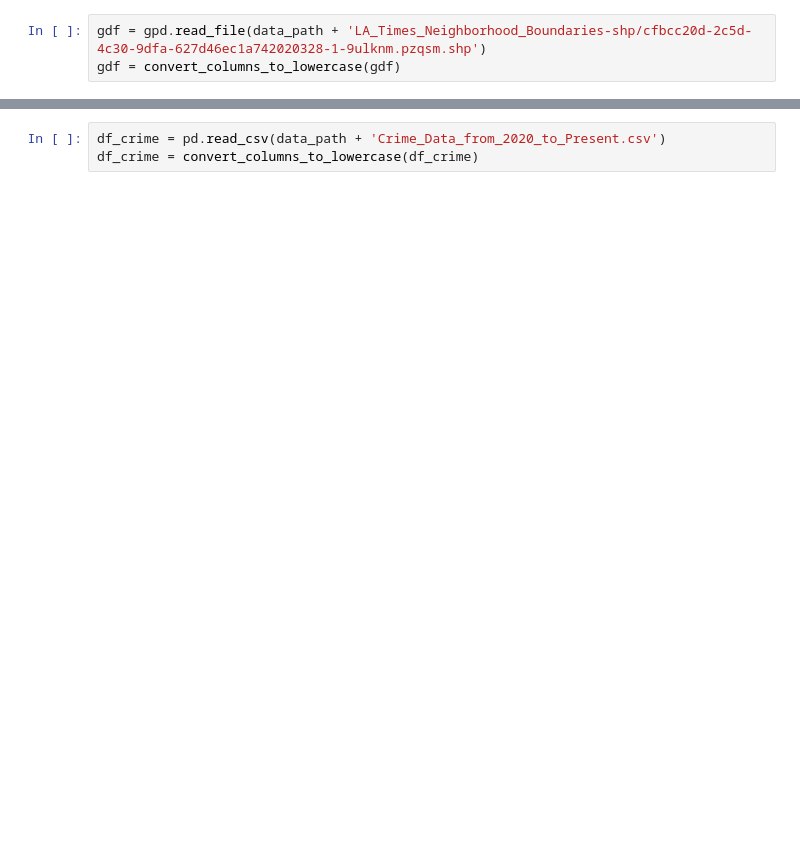
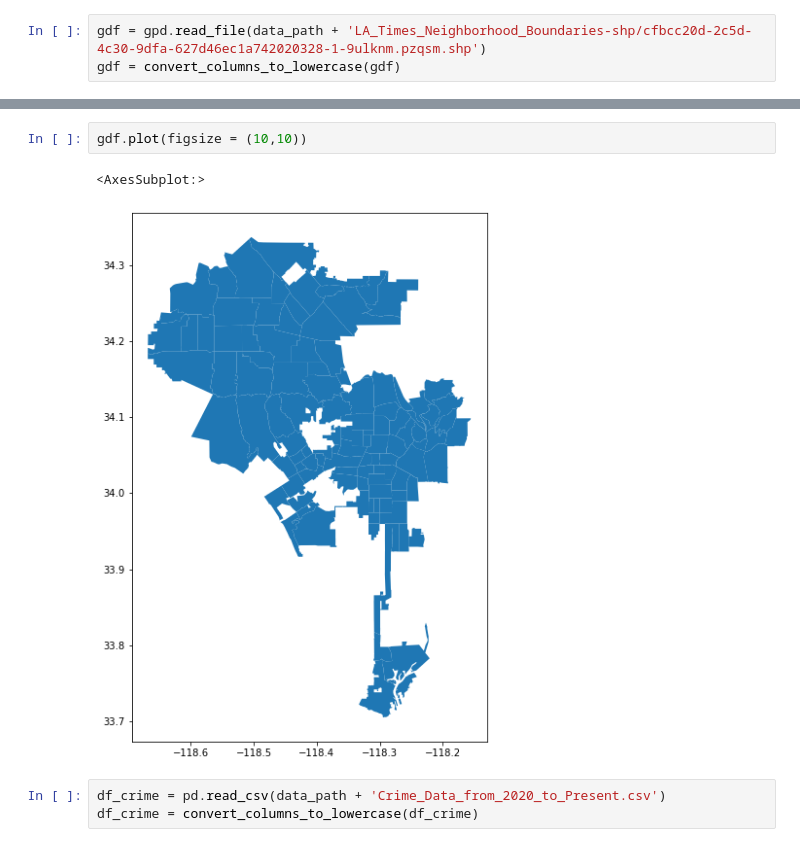
Before and after one commit to ida-j/big-data-econometrics, a Jupyter notebook: notebooks/Spatial data - visualization .ipynb, the cells around one changed output, grey strips where cells are left out. Cells and saved outputs as stored; diff of their text form; blank space fills up the shorter version.

```diff
--- a/notebooks/Spatial data - visualization .ipynb
+++ b/notebooks/Spatial data - visualization .ipynb
@@ -40,3 +87,8 @@ gdf = convert_columns_to_lowercase(gdf)
+# %%
+gdf.plot(figsize = (10,10))
+# %% [output]
+<AxesSubplot:>
+[figure, added]
 # %%
 df_crime = pd.read_csv(data_path + 'Crime_Data_from_2020_to_Present.csv')
 df_crime = convert_columns_to_lowercase(df_crime)
```
Also changed, not shown: parts of 18 cells of this notebook.
